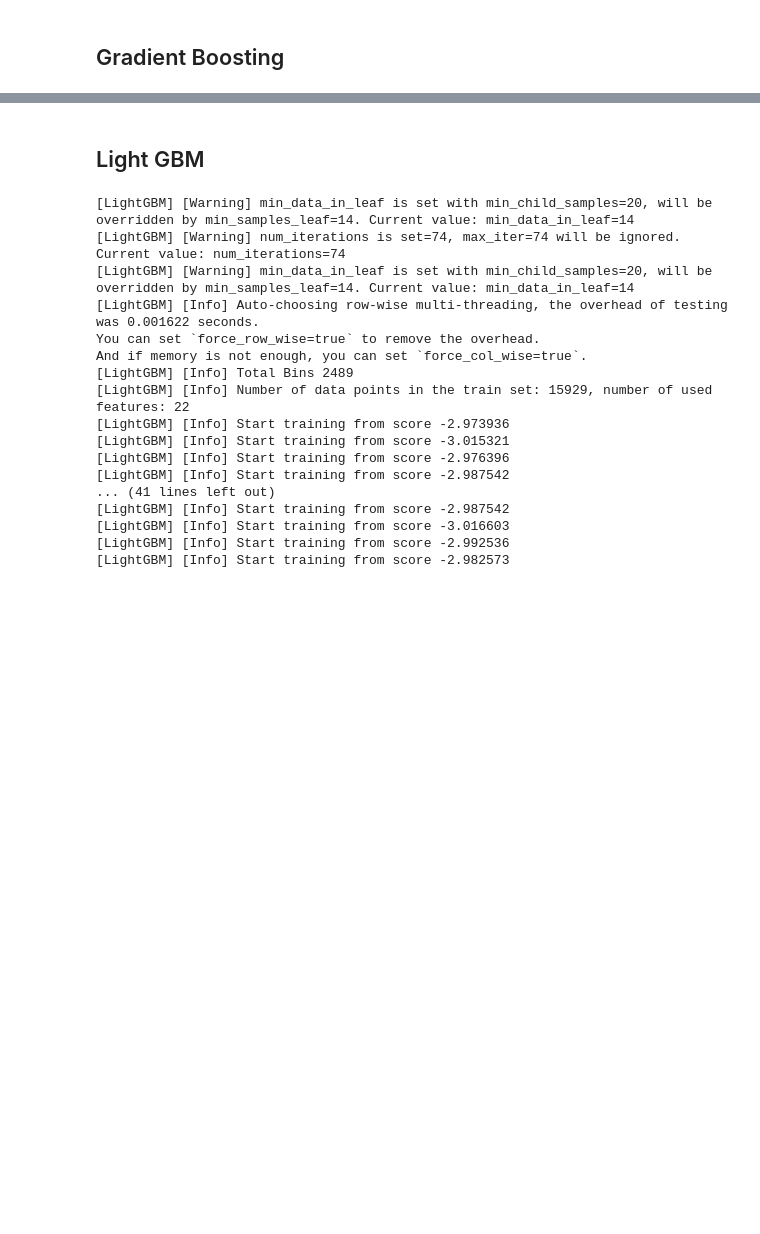
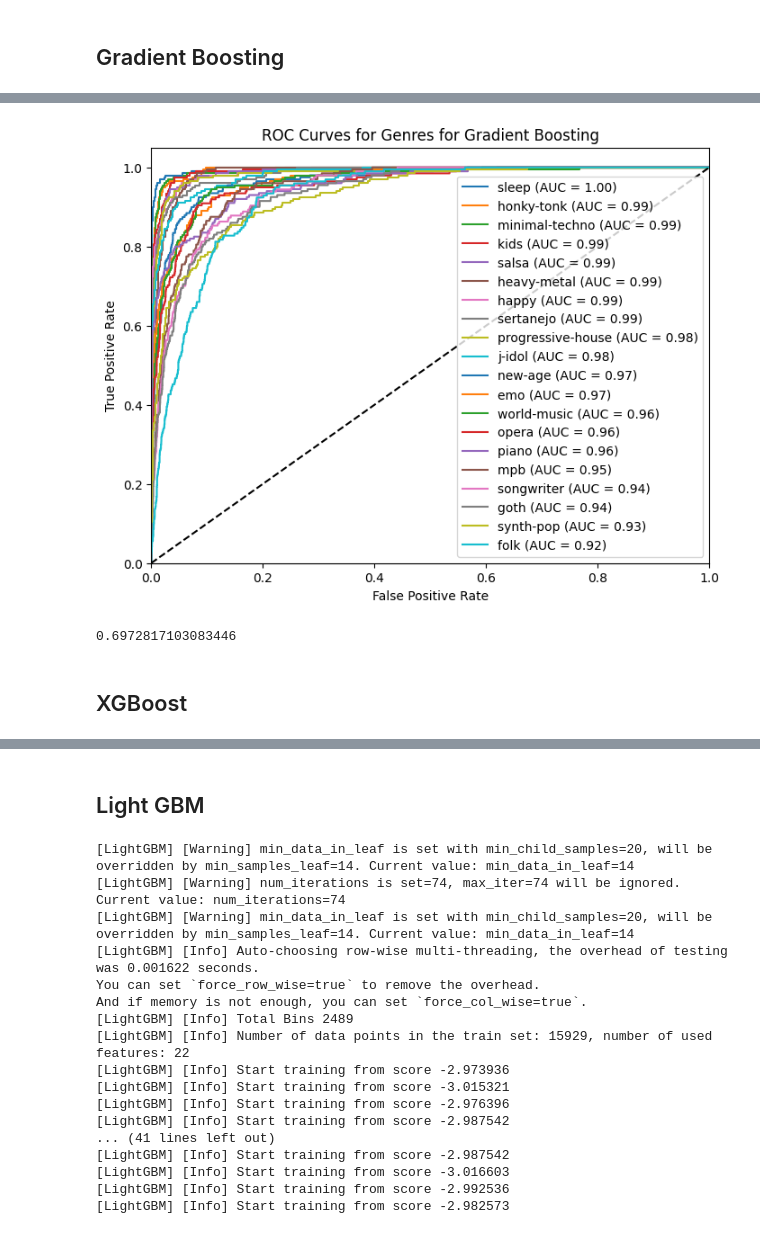
Before and after one commit to Bakko000/Data-Mining-2, a Jupyter notebook: Boosting.ipynb, the cells around one changed output, grey strips where cells are left out. Saved outputs shown, nothing was run; the diff lists cells and outputs as text; code cells hidden in the pictures; blank space fills up the shorter version.

```diff
--- a/Boosting.ipynb
+++ b/Boosting.ipynb
@@ -299,0 +224,4 @@ F1-score: [0.69866667 0.390625   0.5026178  0.859375   0.76119403 0.90549451
+# %%
+best_params=random_search.best_params_
+# %%
+gb=GradientBoostingClassifier(**best_params, random_state=0)
@@ -300,3 +243,48 @@ F1-score: [0.69866667 0.390625   0.5026178  0.859375   0.76119403 0.90549451
+# %%
+import numpy as np
+from sklearn.preprocessing import LabelEncoder
+from sklearn.metrics import roc_curve, auc
+import matplotlib.pyplot as plt
+
+# Ottieni le probabilità predette invece delle etichette predette
+y_pred_prob = gb.predict_proba(X_test_norm)
+
+# Supponendo che label_encoder sia l'oggetto LabelEncoder utilizzato per codificare le etichette
+class_names = label_encoder.inverse_transform(gb.classes_)
+
+# Calcola le curve ROC e gli AUC per ogni classe
+roc_data = []
+for i in range(len(class_names)):
+    fpr, tpr, _ = roc_curve((y_test == i).astype(int), y_pred_prob[:, i])
+    roc_auc = auc(fpr, tpr)
+    roc_data.append((class_names[i], fpr, tpr, roc_auc))
+
+# Ordina i dati ROC per valore inverso della ROC AUC (dal più alto al più basso)
+roc_data_sorted = sorted(roc_data, key=lambda x: x[3], reverse=True)
+
+# Traccia le curve ROC ordinate
+plt.figure(figsize=(8, 6))
+for class_name, fpr, tpr, roc_auc in roc_data_sorted:
+    plt.plot(fpr, tpr, label=f'{class_name} (AUC = {roc_auc:.2f})')
+
+# Linea di riferimento casuale
+plt.plot([0, 1], [0, 1], 'k--')
+
+plt.xlim([0.0, 1.0])
+plt.ylim([0.0, 1.05])
+plt.xlabel('False Positive Rate')
+plt.ylabel('True Positive Rate')
+plt.title('ROC Curves for Genres for Gradient Boosting')
+plt.legend(loc="lower right")
+plt.show()
+# %% [output]
+[figure, added]
+# %%
+random_search.best_score_
+# %% [output]
+0.6972817103083446
+# %% [markdown]
+## XGBoost
 # %%
 from xgboost import XGBClassifier
 # %%
```
Also changed, not shown: parts of 22 cells of this notebook.
